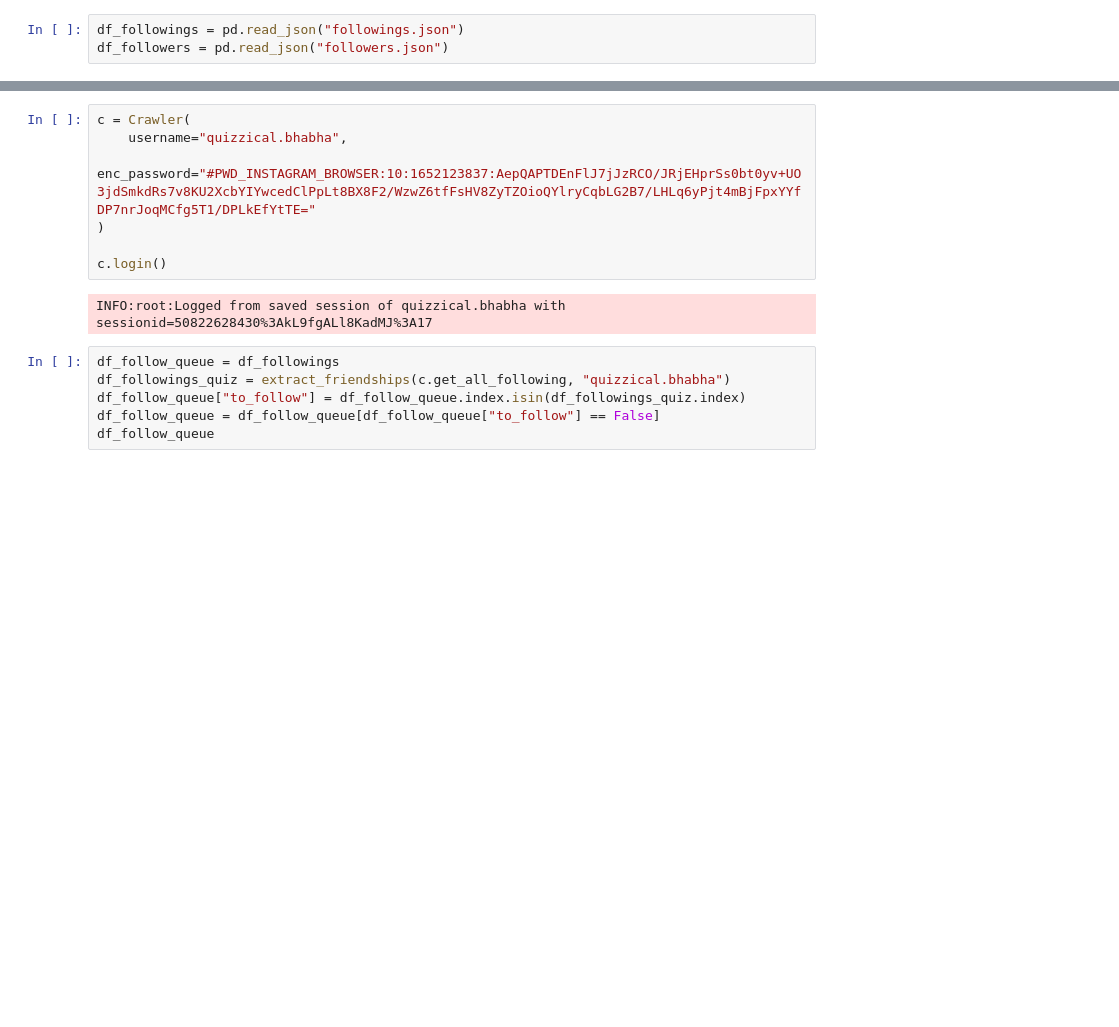
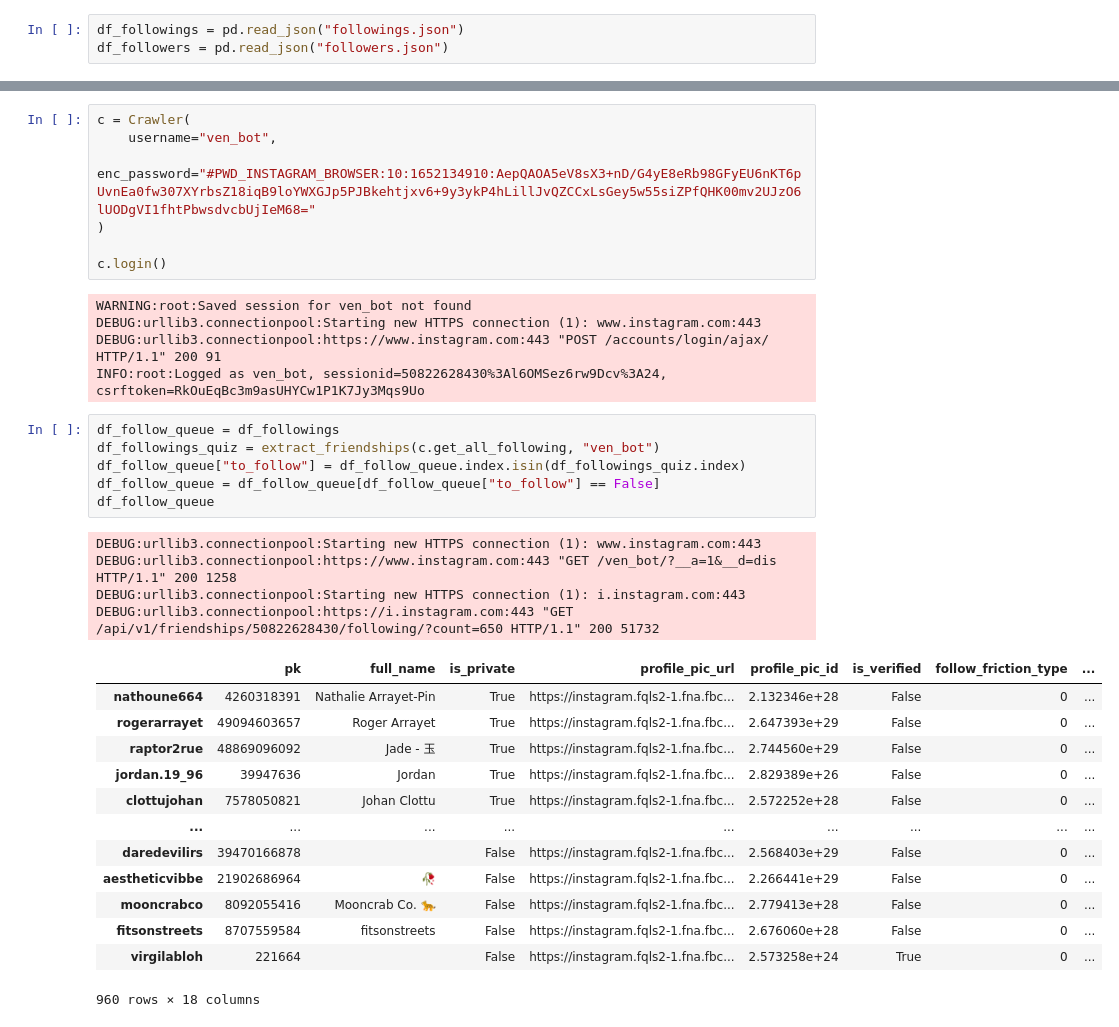
Before and after one commit to owengombas/instabot, a Jupyter notebook: following.ipynb, the cells around one changed output, grey strips where cells are left out. Saved outputs shown, nothing was run; the diff lists cells and outputs as text; blank space fills up the shorter version.

Commit message:
following

```diff
--- a/following.ipynb
+++ b/following.ipynb
@@ -31,18 +73,39 @@ df_follow_back
 # %%
 c = Crawler(
-    username="quizzical.bhabha",
-    enc_password="#PWD_INSTAGRAM_BROWSER:10:1652123837:AepQAPTDEnFlJ7jJzRCO/JRjEHprSs0bt0yv+UO3jdSmkdRs7v8KU2XcbYIYwcedClPpLt8BX8F2/WzwZ6tfFsHV8ZyTZOioQYlryCqbLG2B7/LHLq6yPjt4mBjFpxYYfDP7nrJoqMCfg5T1/DPLkEfYtTE="
+    username="ven_bot",
+    enc_password="#PWD_INSTAGRAM_BROWSER:10:1652134910:AepQAOA5eV8sX3+nD/G4yE8eRb98GFyEU6nKT6pUvnEa0fw307XYrbsZ18iqB9loYWXGJp5PJBkehtjxv6+9y3ykP4hLillJvQZCCxLsGey5w55siZPfQHK00mv2UJzO6lUODgVI1fhtPbwsdvcbUjIeM68="
 )
 
 c.login()
 # %% [output]
-INFO:root:Logged from saved session of quizzical.bhabha with sessionid=50822628430%3AkL9fgALl8KadMJ%3A17
+WARNING:root:Saved session for ven_bot not found
+DEBUG:urllib3.connectionpool:Starting new HTTPS connection (1): www.instagram.com:443
+DEBUG:urllib3.connectionpool:https://www.instagram.com:443 "POST /accounts/login/ajax/ HTTP/1.1" 200 91
+INFO:root:Logged as ven_bot, sessionid=50822628430%3Al6OMSez6rw9Dcv%3A24, csrftoken=RkOuEqBc3m9asUHYCw1P1K7Jy3Mqs9Uo
 # %%
 df_follow_queue = df_followings
-df_followings_quiz = extract_friendships(c.get_all_following, "quizzical.bhabha")
+df_followings_quiz = extract_friendships(c.get_all_following, "ven_bot")
 df_follow_queue["to_follow"] = df_follow_queue.index.isin(df_followings_quiz.index)
 df_follow_queue = df_follow_queue[df_follow_queue["to_follow"] == False]
 df_follow_queue
+# %% [output]
+DEBUG:urllib3.connectionpool:Starting new HTTPS connection (1): www.instagram.com:443
+DEBUG:urllib3.connectionpool:https://www.instagram.com:443 "GET /ven_bot/?__a=1&__d=dis HTTP/1.1" 200 1258
+DEBUG:urllib3.connectionpool:Starting new HTTPS connection (1): i.instagram.com:443
+DEBUG:urllib3.connectionpool:https://i.instagram.com:443 "GET /api/v1/friendships/50822628430/following/?count=650 HTTP/1.1" 200 51732
+|  | pk | full_name | is_private | profile_pic_url | profile_pic_id | is_verified | follow_friction_type | ... |
+| nathoune664 | 4260318391 | Nathalie Arrayet-Pin | True | https://instagram.fqls2-1.fna.fbc... | 2.132346e+28 | False | 0 | ... |
+| rogerarrayet | 49094603657 | Roger Arrayet | True | https://instagram.fqls2-1.fna.fbc... | 2.647393e+29 | False | 0 | ... |
+| raptor2rue | 48869096092 | Jade - 玉 | True | https://instagram.fqls2-1.fna.fbc... | 2.744560e+29 | False | 0 | ... |
+| jordan.19_96 | 39947636 | Jordan | True | https://instagram.fqls2-1.fna.fbc... | 2.829389e+26 | False | 0 | ... |
+| clottujohan | 7578050821 | Johan Clottu | True | https://instagram.fqls2-1.fna.fbc... | 2.572252e+28 | False | 0 | ... |
+| ... | ... | ... | ... | ... | ... | ... | ... | ... |
+| daredevilirs | 39470166878 |  | False | https://instagram.fqls2-1.fna.fbc... | 2.568403e+29 | False | 0 | ... |
+| aestheticvibbe | 21902686964 | 🥀 | False | https://instagram.fqls2-1.fna.fbc... | 2.266441e+29 | False | 0 | ... |
+| mooncrabco | 8092055416 | Mooncrab Co. 🐆 | False | https://instagram.fqls2-1.fna.fbc... | 2.779413e+28 | False | 0 | ... |
+| fitsonstreets | 8707559584 | fitsonstreets | False | https://instagram.fqls2-1.fna.fbc... | 2.676060e+28 | False | 0 | ... |
+| virgilabloh | 221664 |  | False | https://instagram.fqls2-1.fna.fbc... | 2.573258e+24 | True | 0 | ... |
+960 rows × 18 columns
 # %%
 retrying_count = 1
 
```
Also changed, not shown: parts of 4 cells of this notebook.
